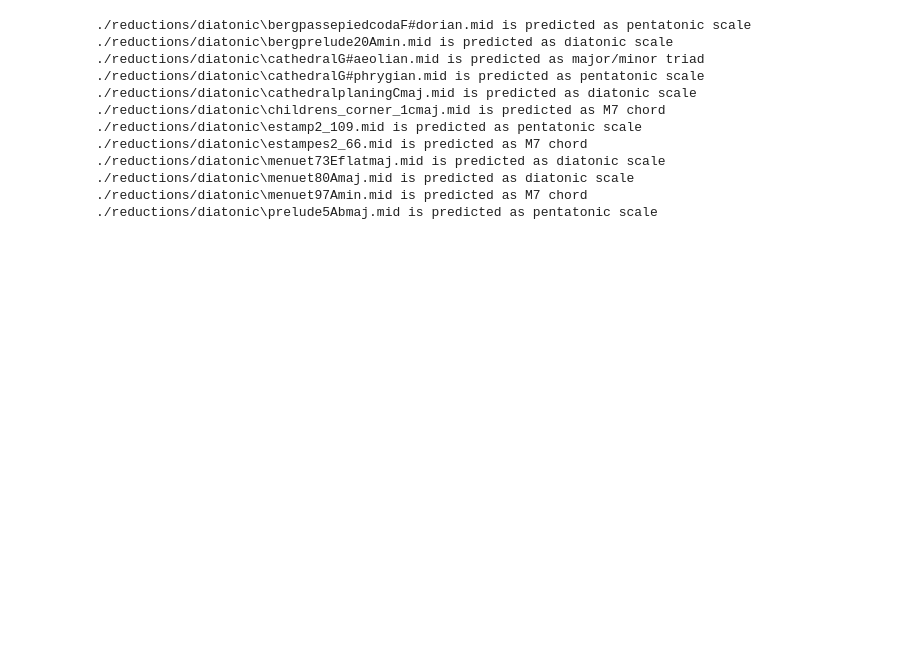
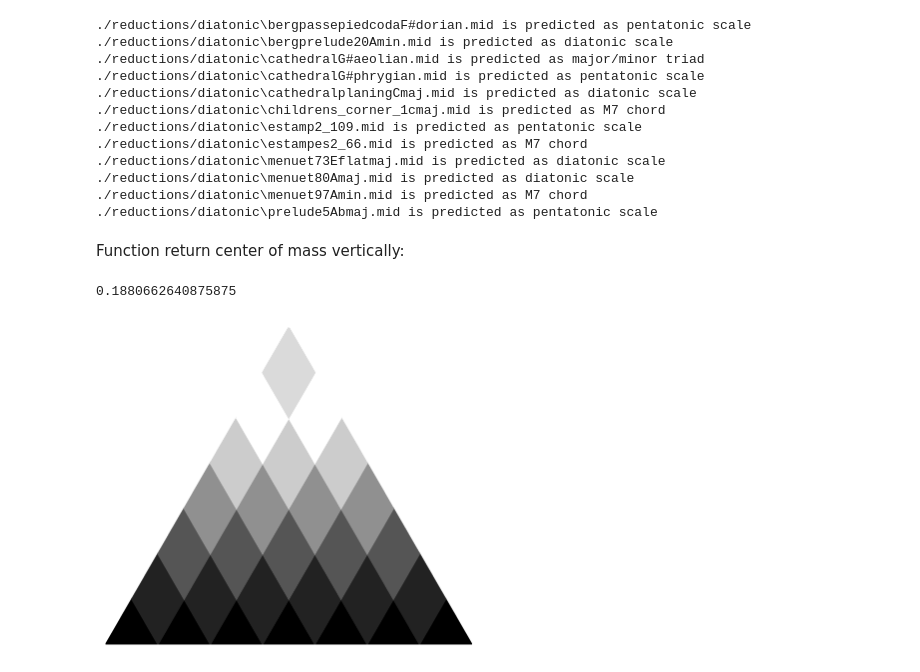
Before and after one commit to ludovicaschaerf/Group-5-Debussy-Pitch-Scapes, a Jupyter notebook: classification.ipynb, the cells around one changed output. Cells and saved outputs as stored; diff of their text form; code cells hidden in the pictures; blank space fills up the shorter version.

Commit message:
center of mass

```diff
--- a/classification.ipynb
+++ b/classification.ipynb
@@ -465,3 +482,33 @@ for dia in dia_reductions:
 ./reductions/diatonic\menuet80Amaj.mid is predicted as diatonic scale
 ./reductions/diatonic\menuet97Amin.mid is predicted as M7 chord
 ./reductions/diatonic\prelude5Abmaj.mid is predicted as pentatonic scale
+# %% [markdown]
+Function return center of mass vertically:
+# %%
+def center_of_mass_v(score, aw_size_input, coeff):
+    arr1 = produce_pitch_class_matrix_from_filename(score, aw_size=aw_size_input)
+    utm = np.abs(apply_dft_to_pitch_class_matrix(arr1))
+
+    for i in range(utm.shape[0]):
+        for j in range(utm.shape[0]):
+            if(utm[i,j,0]!=0):
+                utm[i,j] = utm[i,j]/utm[i,j,0]
+    utm = utm[:,:,coeff]
+
+    #ignore x axis
+    utm = np.sum(utm, axis=1) #shape (N,)
+    #print(utm)
+    weight_sum = 0
+    nomi = 0
+    for i in range(utm.shape[0]):
+        nomi += i*utm[i]
+        weight_sum += utm[i]
+    y = nomi/weight_sum
+    #print("Vertically there are",utm.shape[0],"levels, center of mass y:",y)
+    return y/(utm.shape[0]-1)
+# %%
+print(center_of_mass_v('./reductions\\augmented-wholetone\\wholetonescaleC.mid',1.0,5))
+single_wavescape('./reductions\\augmented-wholetone\\wholetonescaleC.mid', aw_size=1.0, width=400, coefficient=5, ignore_phase=True)
+# %% [output]
+0.1880662640875875
+[figure, added]
```
Also changed, not shown: parts of 5 cells of this notebook.
